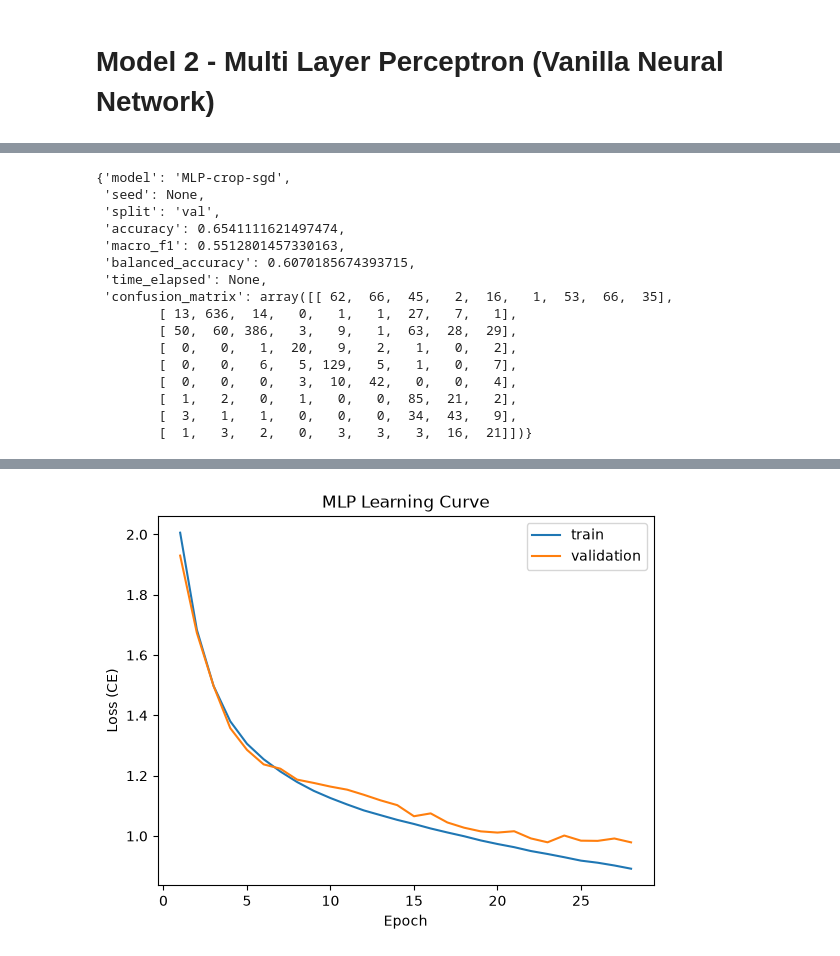
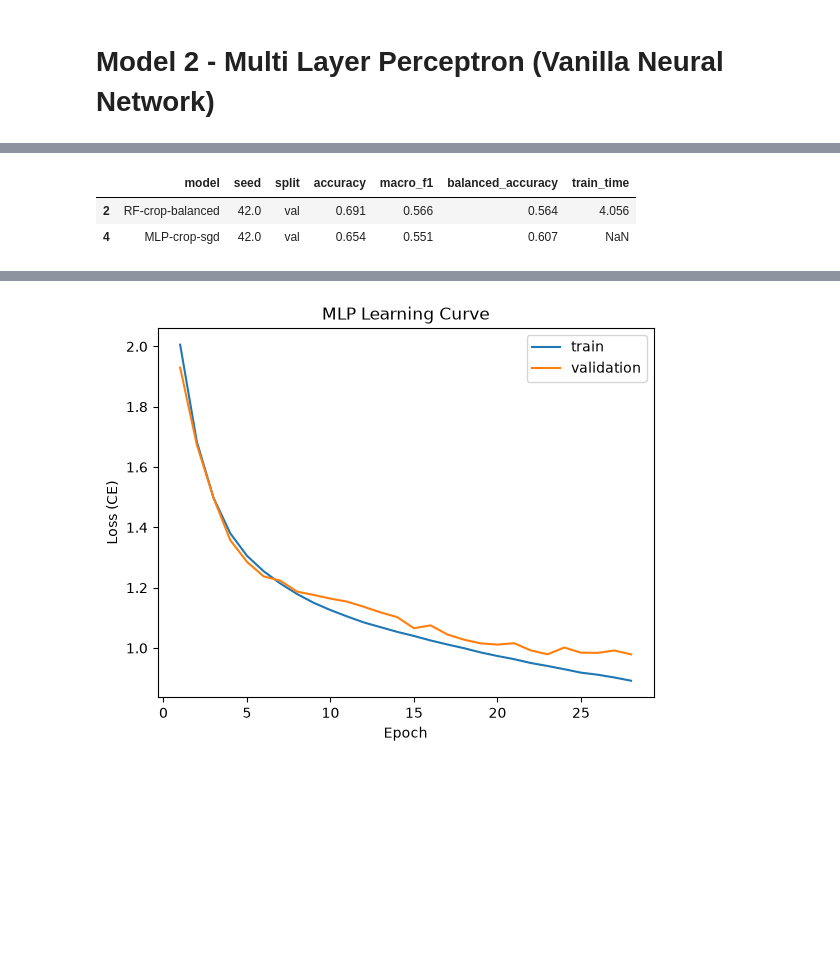
Before and after one commit to AyoubGutin/galaxy_classification, a Jupyter notebook: main.ipynb, the cells around one changed output, grey strips where cells are left out. Cells and saved outputs as stored; diff of their text form; code cells hidden in the pictures; blank space fills up the shorter version.

```diff
--- a/main.ipynb
+++ b/main.ipynb
@@ -492,10 +515,11 @@ history = nn.fit(
     X_crop[idx_train],
     y[idx_train],
     batch_size=32,
-    epochs = 35,
+    epochs = 50,
     validation_data=(X_crop[idx_val], y[idx_val]),
     callbacks=[early_stop],
-    class_weight = dict(enumerate(w))
+    class_weight = dict(enumerate(w)),
+    verbose=1
 )
 # %% [output]
 Epoch 1/35
@@ -518,5 +542,6 @@ Epoch 28/35
 # %%
-probs = nn.predict(X_crop[idx_val])
+probs = nn.predict(X_crop[idx_val], verbose=0)
 y_pred = np.argmax(probs, axis=1)
-evaluate(y[idx_val], y_pred, 'MLP-crop-sgd', None, 'val', CLASS_NAMES)
+results.append(evaluate(y[idx_val], y_pred, 'MLP-crop-sgd', 42, 'val', CLASS_NAMES))
+clean_output(results).loc[[2,4]]
 # %% [output]
@@ -524,16 +548,3 @@ evaluate(y[idx_val], y_pred, 'MLP-crop-sgd', None, 'val', CLASS_NAMES)
-{'model': 'MLP-crop-sgd',
- 'seed': None,
- 'split': 'val',
- 'accuracy': 0.6541111621497474,
- 'macro_f1': 0.5512801457330163,
- 'balanced_accuracy': 0.6070185674393715,
- 'time_elapsed': None,
- 'confusion_matrix': array([[ 62,  66,  45,   2,  16,   1,  53,  66,  35],
-        [ 13, 636,  14,   0,   1,   1,  27,   7,   1],
-        [ 50,  60, 386,   3,   9,   1,  63,  28,  29],
-        [  0,   0,   1,  20,   9,   2,   1,   0,   2],
-        [  0,   0,   6,   5, 129,   5,   1,   0,   7],
-        [  0,   0,   0,   3,  10,  42,   0,   0,   4],
-        [  1,   2,   0,   1,   0,   0,  85,  21,   2],
-        [  3,   1,   1,   0,   0,   0,  34,  43,   9],
-        [  1,   3,   2,   0,   3,   3,   3,  16,  21]])}
+|  | model | seed | split | accuracy | macro_f1 | balanced_accuracy | train_time |
+| 2 | RF-crop-balanced | 42.0 | val | 0.691 | 0.566 | 0.564 | 4.056 |
+| 4 | MLP-crop-sgd | 42.0 | val | 0.654 | 0.551 | 0.607 | NaN |
```
Also changed, not shown: parts of 17 cells of this notebook.
